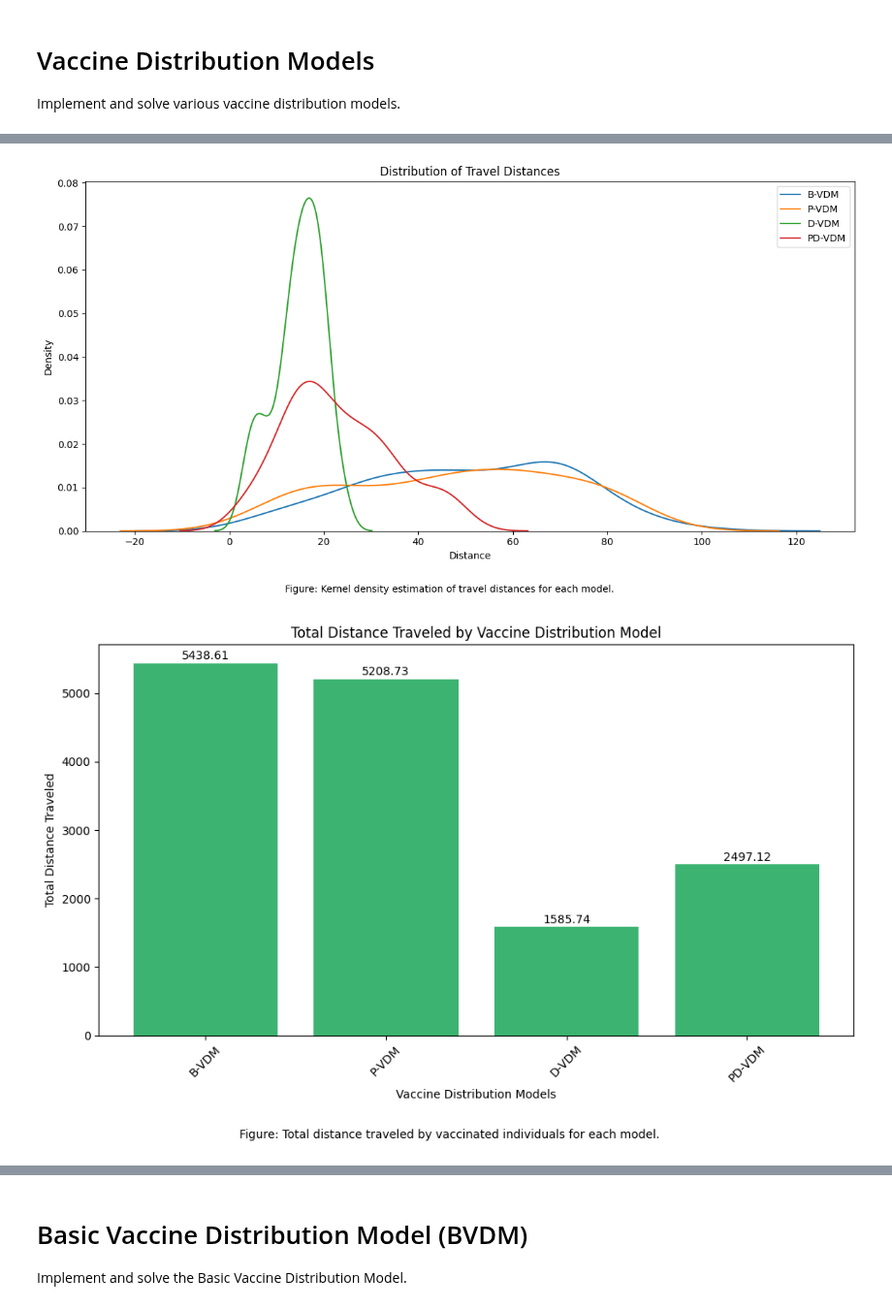
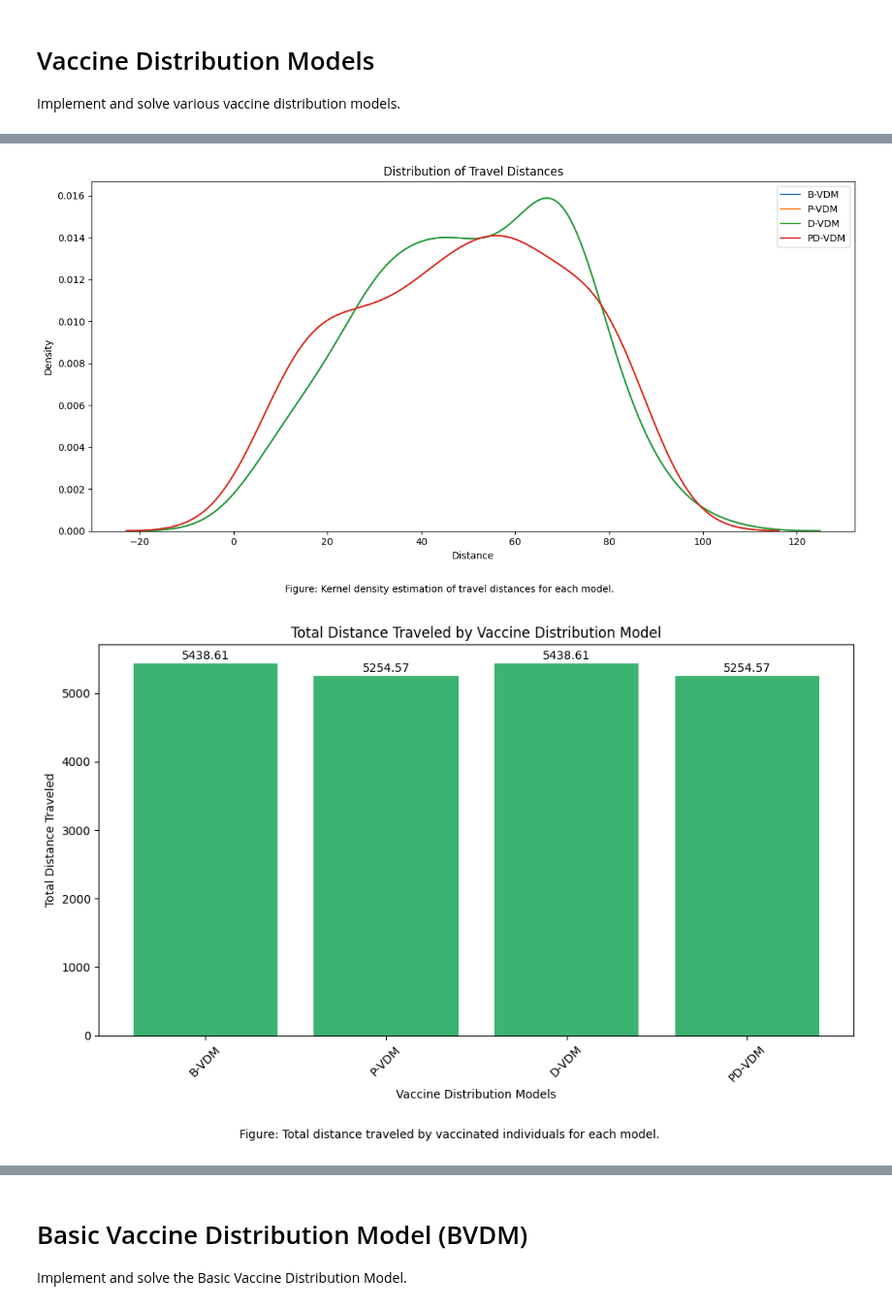
Before and after one commit to devshafi/covid-vaccine-optimizer, a Jupyter notebook: assignment/src/covid-vaccine-assign.ipynb, the cells around one changed output, grey strips where cells are left out. Shown at 97% size. Cells and saved outputs as stored; diff of their text form; code cells hidden in the pictures.

```diff
--- a/assignment/src/covid-vaccine-assign.ipynb
+++ b/assignment/src/covid-vaccine-assign.ipynb
@@ -41,10 +41,10 @@ class DataGenerator:
 
         return persons, hospitals
 
-# Example usage
-# data_gen = DataGenerator(n_persons=100, n_hospitals=8, n_vaccines=80) # 100 persons, 8 hospitals, 80 vaccines
+# Different data generation configurations
+data_gen = DataGenerator(n_persons=100, n_hospitals=8, n_vaccines=80) # 100 persons, 8 hospitals, 80 vaccines
 # data_gen = DataGenerator(n_persons=150, n_hospitals=13, n_vaccines=100) # 150 persons, 12 hospitals, 100 vaccines
-data_gen = DataGenerator(n_persons=250, n_hospitals=17, n_vaccines=180) # 200 persons, 15 hospitals, 150 vaccines
+# data_gen = DataGenerator(n_persons=250, n_hospitals=17, n_vaccines=180) # 200 persons, 15 hospitals, 150 vaccines
 persons, hospitals = data_gen.generate()
 
 # Display the generated data
@@ -181,8 +179,8 @@ class OptimizationParameters:
 # Set optimization parameters
 params = OptimizationParameters(
     alpha=0.25*len(persons),
-    beta=0.5*len(persons),
-    gamma=1.0
+    beta=0.25*len(persons),
+    gamma=0.00
 )
 
 # Display the optimization parameters
@@ -362,15 +357,10 @@ Best objective 6.287787811759e+04, best bound 6.287787811759e+04, gap 0.0000%
 
 class VaccinationVisualizer:
     def __init__(self, results: Dict[str, Dict]):
-        """
-        Initialize visualizer with results from all models
-        results: Dictionary with keys 'B-VDM', 'P-VDM', 'D-VDM', 'PD-VDM'
-        """
         self.results = results
         self.models = ['B-VDM', 'P-VDM', 'D-VDM', 'PD-VDM']
 
     def plot_priority_distribution(self):
-        """Plot number of vaccinated individuals by priority level"""
         fig, ax = plt.subplots(figsize=(12, 6))
 
         # Get all unique priority levels across all models
@@ -403,16 +393,12 @@ class VaccinationVisualizer:
         return fig
 
     def plot_total_vaccinations(self):
-        """Plot total number of vaccinations for each model"""
         fig, ax = plt.subplots(figsize=(10, 6))
-
         totals = [self.results[model]['total_vaccinated'] for model in self.models]
-
         ax.bar(self.models, totals)
         ax.set_ylabel('Total Vaccinations')
         ax.set_title('Total Vaccinations by Model')
         plt.xticks(rotation=45)
-         # Add figure caption
         plt.figtext(0.5,-0.05,
                 'Figure: Comparison of total number of vaccinations achieved by each model.',
                 wrap=True, horizontalalignment='center', fontsize=10)
@@ -420,7 +406,6 @@ class VaccinationVisualizer:
         return fig
 
     def plot_distance_distribution(self):
-        """Plot distribution of travel distances"""
         fig, ax = plt.subplots(figsize=(12, 6))
 
         for model in self.models:
@@ -431,7 +416,6 @@ class VaccinationVisualizer:
         ax.set_ylabel('Density')
         ax.set_title('Distribution of Travel Distances')
         ax.legend()
-         # Add figure caption
         plt.figtext(0.5, -0.05,
                 'Figure: Kernel density estimation of travel distances for each model.',
                 wrap=True, horizontalalignment='center', fontsize=10)
@@ -439,7 +423,6 @@ class VaccinationVisualizer:
         return fig
 
     def plot_total_distance_traveled(self):
-        """Plot total distance traveled by individuals for each model"""
         fig, ax = plt.subplots(figsize=(10, 6))
 
         total_distances = []
@@ -470,7 +453,6 @@ class VaccinationVisualizer:
         return fig
 
 
-# Example usage
 visualizer = VaccinationVisualizer(results)
 
 # Plot priority distribution
@@ -493,3 +475,3 @@ total_distance_plot.savefig('total_distance_traveled.png')
 [figure]
-[figure, old version]
+[figure, new version]
-[figure, old version]
+[figure, new version]
```
Also changed, not shown: parts of 10 cells of this notebook, 3 other files.
